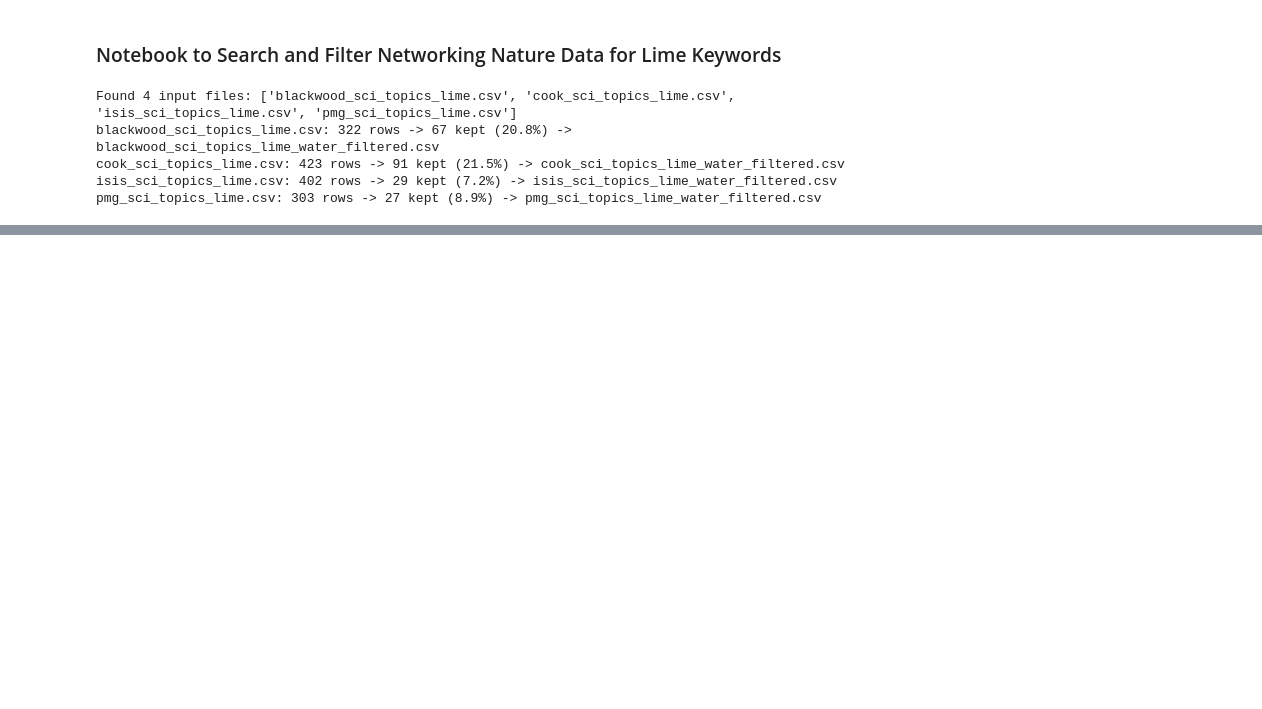
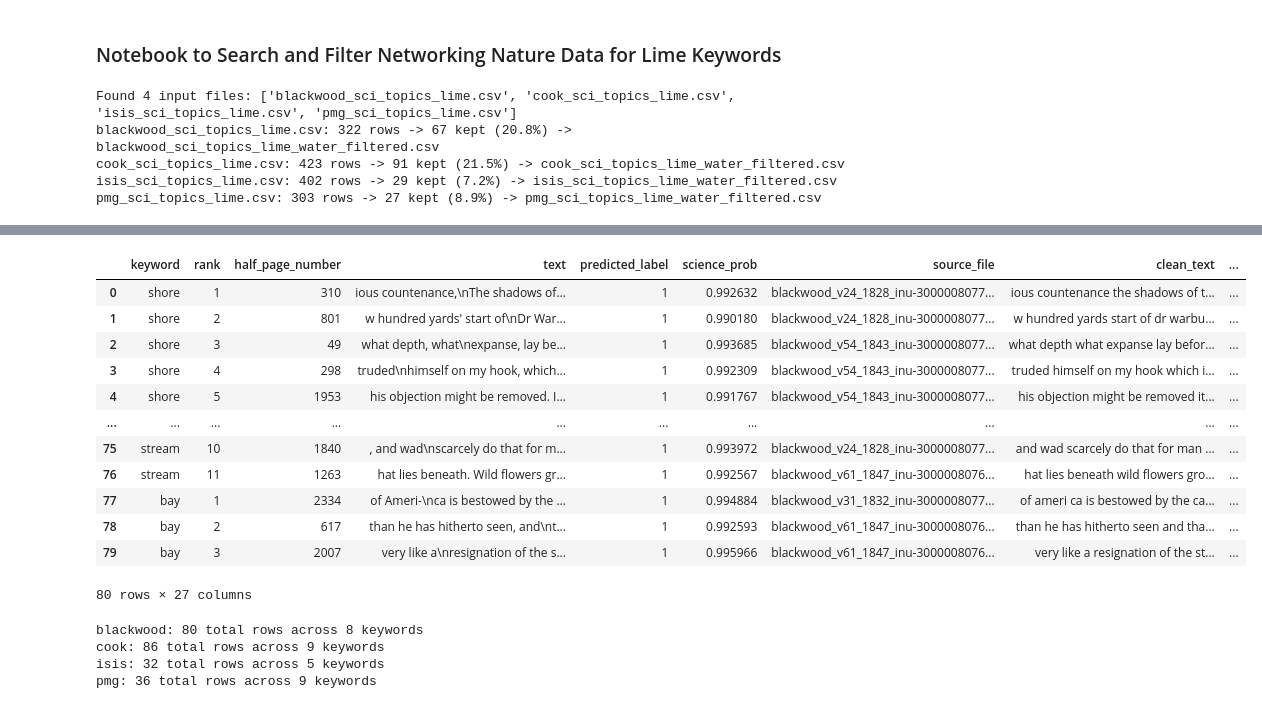
Before and after one commit to owenmonroe/lime_project_spring26, a Jupyter notebook: new_indexing_methods.ipynb, the cells around one changed output, grey strips where cells are left out. Cells and saved outputs as stored; diff of their text form; code cells hidden in the pictures; blank space fills up the shorter version.

Commit message:
top 20 organized data

```diff
--- a/new_indexing_methods.ipynb
+++ b/new_indexing_methods.ipynb
@@ -89,3 +89,13 @@ blackwood_sci_topics_lime.csv: 322 rows -> 67 kept (20.8%) -> blackwood_sci_topi
 cook_sci_topics_lime.csv: 423 rows -> 91 kept (21.5%) -> cook_sci_topics_lime_water_filtered.csv
 isis_sci_topics_lime.csv: 402 rows -> 29 kept (7.2%) -> isis_sci_topics_lime_water_filtered.csv
 pmg_sci_topics_lime.csv: 303 rows -> 27 kept (8.9%) -> pmg_sci_topics_lime_water_filtered.csv
+# %%
+blackwood_df = pd.read_csv('output_data/blackwood_sci_topics_lime_water_filtered.csv')
+cook_df = pd.read_csv('output_data/cook_sci_topics_lime_water_filtered.csv')
+isis_df = pd.read_csv('output_data/isis_sci_topics_lime_water_filtered.csv')
+pmg_df = pd.read_csv('output_data/pmg_sci_topics_lime_water_filtered.csv')
+
+print(f"Blackwood articles: {len(blackwood_df)}")
+print(f"Cook articles: {len(cook_df)}")
+print(f"Isis articles: {len(isis_df)}")
+print(f"PMG articles: {len(pmg_df)}")
@@ -91,0 +107,19 @@ pmg_sci_topics_lime.csv: 303 rows -> 27 kept (8.9%) -> pmg_sci_topics_lime_water
+# %%
+# Article count per keyword per collection (articles can count for multiple keywords)
+collections = {
+    "Blackwood": blackwood_df,
+    "Cook":      cook_df,
+    "Isis":      isis_df,
+    "PMG":       pmg_df,
+}
+
+rows = []
+for kw in WATER_KEYWORDS:
+    col = "kw_" + kw.replace(" ", "_")
+    row = {"keyword": kw}
+    for name, df in collections.items():
+        row[name] = int((df[col] > 0).sum()) if col in df.columns else 0
+    rows.append(row)
+
+counts_df = pd.DataFrame(rows).set_index("keyword")
+counts_df
@@ -91,0 +212,41 @@ pmg_sci_topics_lime.csv: 303 rows -> 27 kept (8.9%) -> pmg_sci_topics_lime_water
+# %%
+def top20_to_df(top20_dict):
+    frames = []
+    for kw, kw_df in top20_dict.items():
+        chunk = kw_df.reset_index().rename(columns={"index": "rank"})
+        chunk.insert(0, "keyword", kw)
+        frames.append(chunk)
+    return pd.concat(frames, ignore_index=True) if frames else pd.DataFrame()
+
+
+blackwood_top20_df = top20_to_df(blackwood_top20)
+cook_top20_df      = top20_to_df(cook_top20)
+isis_top20_df      = top20_to_df(isis_top20)
+pmg_top20_df       = top20_to_df(pmg_top20)
+# %%
+blackwood_top20_df
+# %% [output]
+|  | keyword | rank | half_page_number | text | predicted_label | science_prob | source_file | clean_text | ... |
+| 0 | shore | 1 | 310 | ious countenance,\nThe shadows of... | 1 | 0.992632 | blackwood_v24_1828_inu-3000008077... | ious countenance the shadows of t... | ... |
+| 1 | shore | 2 | 801 | w hundred yards' start of\nDr War... | 1 | 0.990180 | blackwood_v24_1828_inu-3000008077... | w hundred yards start of dr warbu... | ... |
+| 2 | shore | 3 | 49 | what depth, what\nexpanse, lay be... | 1 | 0.993685 | blackwood_v54_1843_inu-3000008077... | what depth what expanse lay befor... | ... |
+| 3 | shore | 4 | 298 | truded\nhimself on my hook, which... | 1 | 0.992309 | blackwood_v54_1843_inu-3000008077... | truded himself on my hook which i... | ... |
+| 4 | shore | 5 | 1953 | his objection might be removed. I... | 1 | 0.991767 | blackwood_v54_1843_inu-3000008077... | his objection might be removed it... | ... |
+| ... | ... | ... | ... | ... | ... | ... | ... | ... | ... |
+| 75 | stream | 10 | 1840 | , and wad\nscarcely do that for m... | 1 | 0.993972 | blackwood_v24_1828_inu-3000008077... | and wad scarcely do that for man ... | ... |
+| 76 | stream | 11 | 1263 | hat lies beneath. Wild flowers gr... | 1 | 0.992567 | blackwood_v61_1847_inu-3000008076... | hat lies beneath wild flowers gro... | ... |
+| 77 | bay | 1 | 2334 | of Ameri-\nca is bestowed by the ... | 1 | 0.994884 | blackwood_v31_1832_inu-3000008077... | of ameri ca is bestowed by the ca... | ... |
+| 78 | bay | 2 | 617 | than he has hitherto seen, and\nt... | 1 | 0.992593 | blackwood_v61_1847_inu-3000008076... | than he has hitherto seen and tha... | ... |
+| 79 | bay | 3 | 2007 | very like a\nresignation of the s... | 1 | 0.995966 | blackwood_v61_1847_inu-3000008076... | very like a resignation of the st... | ... |
+80 rows × 27 columns
+# %%
+# Save each to CSV
+for name, df in [("blackwood", blackwood_top20_df), ("cook", cook_top20_df),
+                 ("isis", isis_top20_df), ("pmg", pmg_top20_df)]:
+    df.to_csv(output_dir / f"{name}_top20_by_keyword.csv", index=False)
+    print(f"{name}: {len(df)} total rows across {df['keyword'].nunique()} keywords")
+# %% [output]
+blackwood: 80 total rows across 8 keywords
+cook: 86 total rows across 9 keywords
+isis: 32 total rows across 5 keywords
+pmg: 36 total rows across 9 keywords
```
Also changed, not shown: parts of 4 cells of this notebook, 4 other files.
